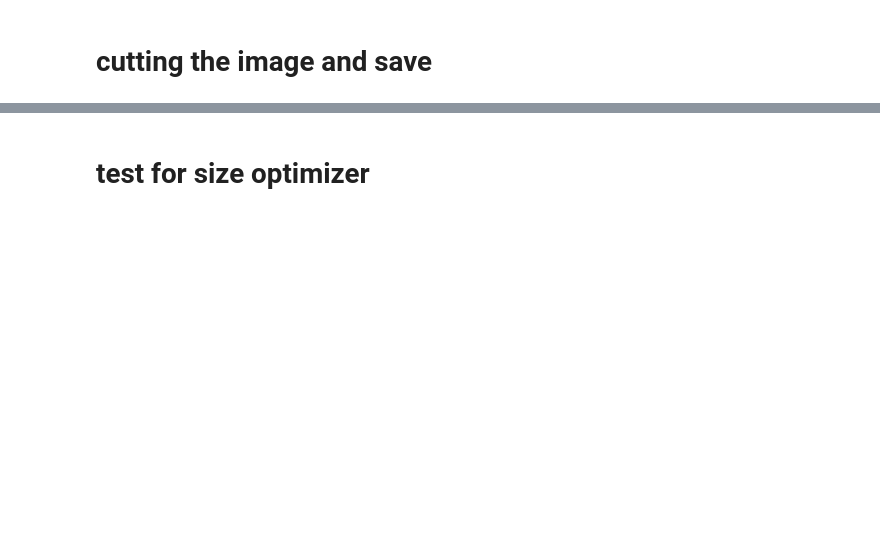
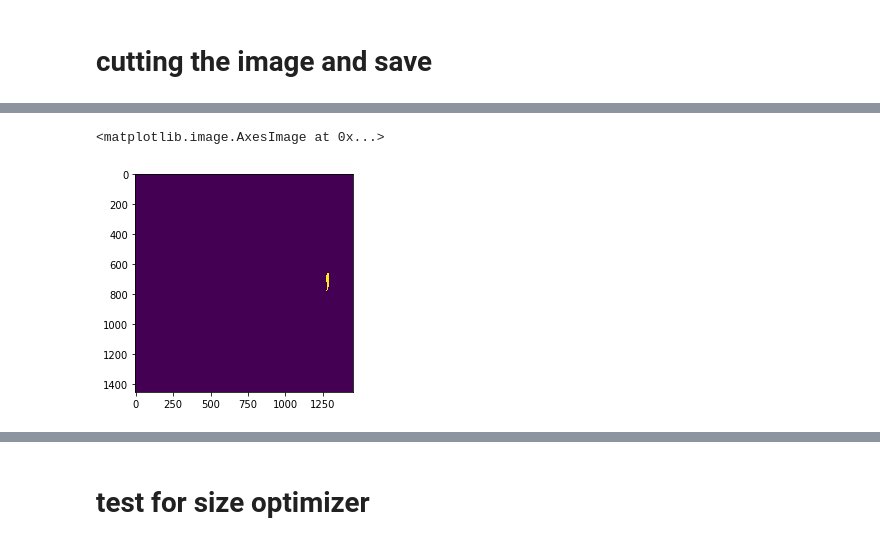
Before and after one commit to isis0517/ZippedFish, a Jupyter notebook: compress_alpha.ipynb, the cells around one changed output, grey strips where cells are left out. Saved outputs shown, nothing was run; the diff lists cells and outputs as text; code cells hidden in the pictures; blank space fills up the shorter version.

```diff
--- a/compress_alpha.ipynb
+++ b/compress_alpha.ipynb
@@ -707,3 +713,14 @@ op_size : 112
+# %%
+img = tiff.TiffFile(tlist[3]).asarray()
+a = img
+a = cv2.absdiff(a, background)
+
+temp = a*outer_mask
+temp = np.where(temp>(outer_mean+outer_std*thres), 255, 0).astype('uint8')
+plt.imshow(temp)
+# %% [output]
+<matplotlib.image.AxesImage at 0x...>
+[figure, added]
 # %%
 pos1 = []
 pos2 = []
```
Also changed, not shown: parts of 9 cells of this notebook, 4 other files.
